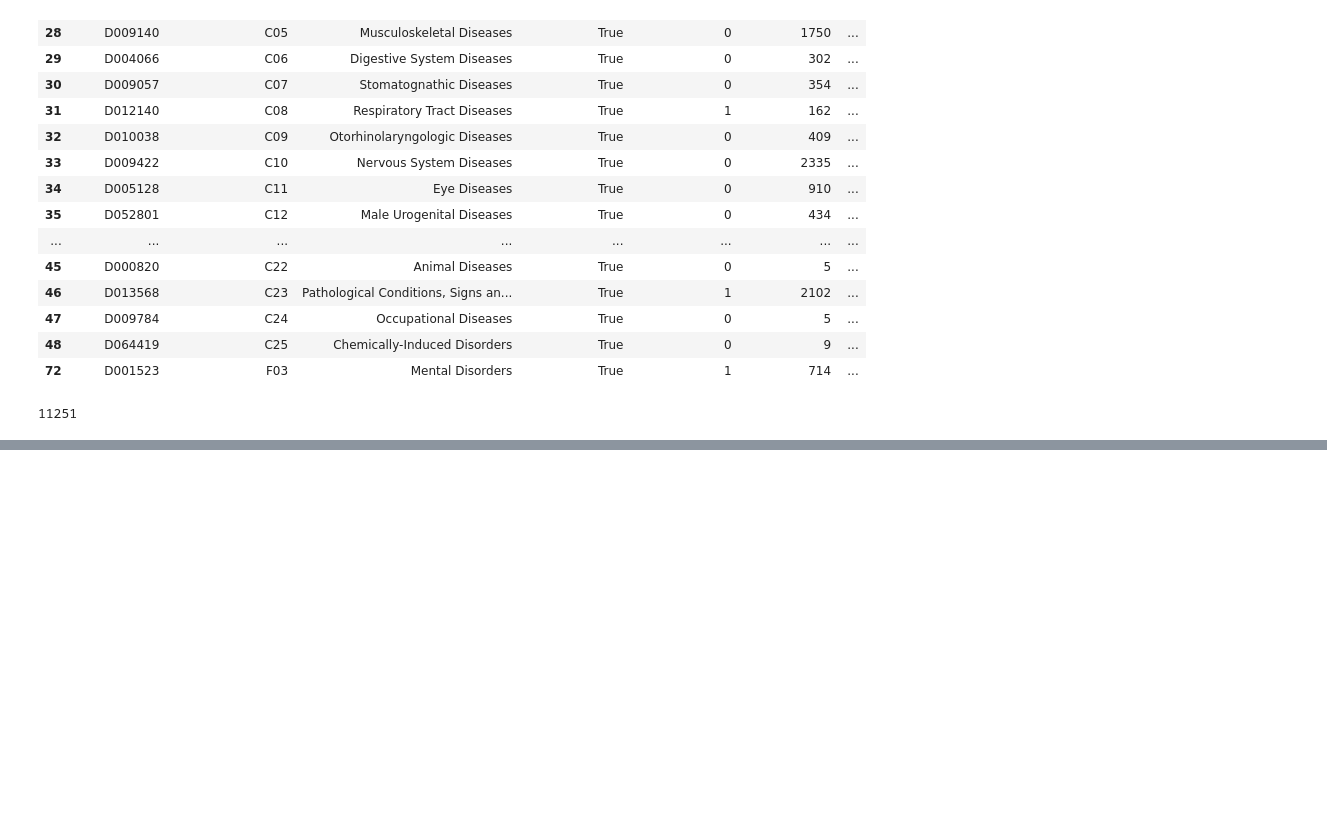
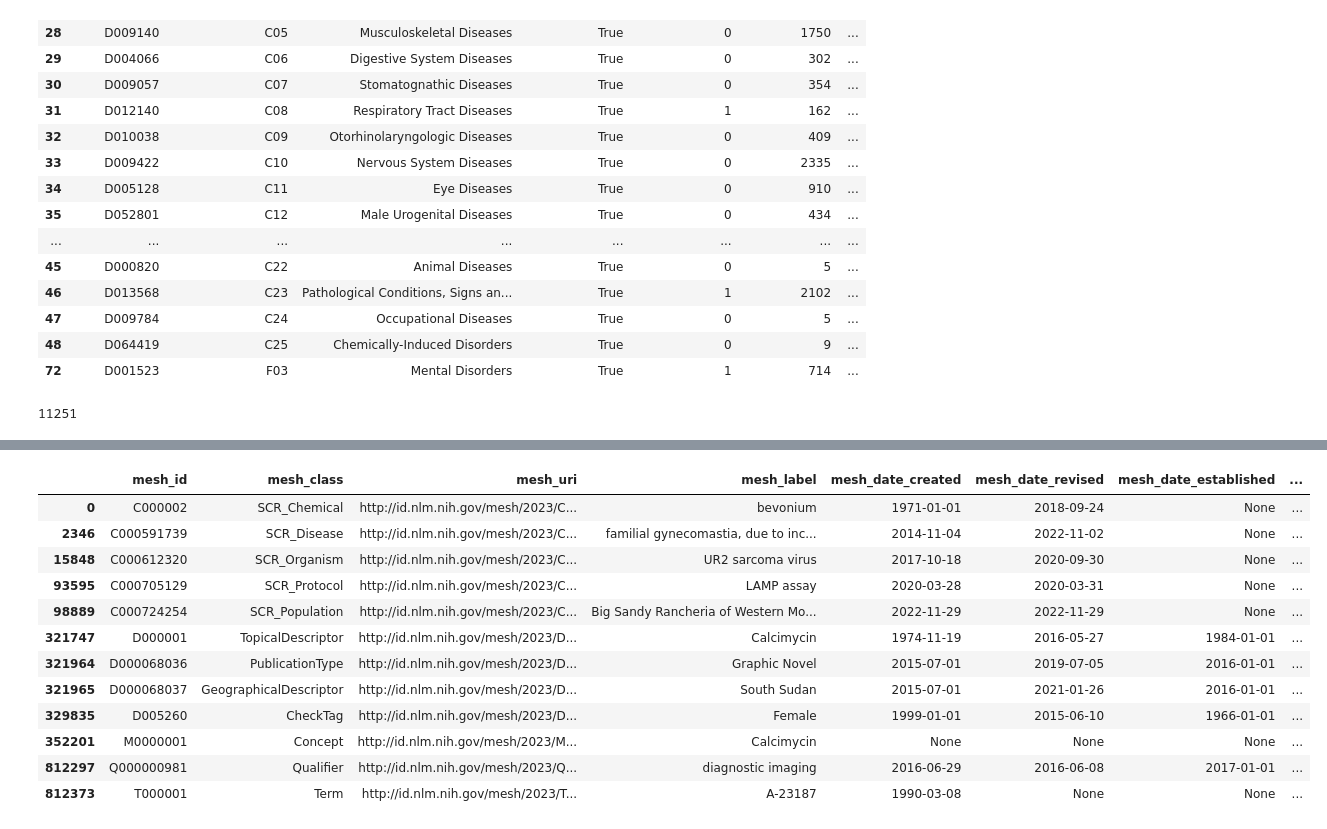
Before and after one commit to related-sciences/nxontology-data, a Jupyter notebook: nxontology_data/mesh/mesh.ipynb, the cells around one changed output, grey strips where cells are left out. Cells and saved outputs as stored; diff of their text form; code cells hidden in the pictures; blank space fills up the shorter version.

```diff
--- a/nxontology_data/mesh/mesh.ipynb
+++ b/nxontology_data/mesh/mesh.ipynb
@@ -176,0 +195,16 @@ len(all_diseases)
+# %%
+pd.read_json(f"{gh_data_url}mesh_identifiers.json.gz").drop_duplicates("mesh_class")
+# %% [output]
+|  | mesh_id | mesh_class | mesh_uri | mesh_label | mesh_date_created | mesh_date_revised | mesh_date_established | ... |
+| 0 | C000002 | SCR_Chemical | http://id.nlm.nih.gov/mesh/2023/C... | bevonium | 1971-01-01 | 2018-09-24 | None | ... |
+| 2346 | C000591739 | SCR_Disease | http://id.nlm.nih.gov/mesh/2023/C... | familial gynecomastia, due to inc... | 2014-11-04 | 2022-11-02 | None | ... |
+| 15848 | C000612320 | SCR_Organism | http://id.nlm.nih.gov/mesh/2023/C... | UR2 sarcoma virus | 2017-10-18 | 2020-09-30 | None | ... |
+| 93595 | C000705129 | SCR_Protocol | http://id.nlm.nih.gov/mesh/2023/C... | LAMP assay | 2020-03-28 | 2020-03-31 | None | ... |
+| 98889 | C000724254 | SCR_Population | http://id.nlm.nih.gov/mesh/2023/C... | Big Sandy Rancheria of Western Mo... | 2022-11-29 | 2022-11-29 | None | ... |
+| 321747 | D000001 | TopicalDescriptor | http://id.nlm.nih.gov/mesh/2023/D... | Calcimycin | 1974-11-19 | 2016-05-27 | 1984-01-01 | ... |
+| 321964 | D000068036 | PublicationType | http://id.nlm.nih.gov/mesh/2023/D... | Graphic Novel | 2015-07-01 | 2019-07-05 | 2016-01-01 | ... |
+| 321965 | D000068037 | GeographicalDescriptor | http://id.nlm.nih.gov/mesh/2023/D... | South Sudan | 2015-07-01 | 2021-01-26 | 2016-01-01 | ... |
+| 329835 | D005260 | CheckTag | http://id.nlm.nih.gov/mesh/2023/D... | Female | 1999-01-01 | 2015-06-10 | 1966-01-01 | ... |
+| 352201 | M0000001 | Concept | http://id.nlm.nih.gov/mesh/2023/M... | Calcimycin | None | None | None | ... |
+| 812297 | Q000000981 | Qualifier | http://id.nlm.nih.gov/mesh/2023/Q... | diagnostic imaging | 2016-06-29 | 2016-06-08 | 2017-01-01 | ... |
+| 812373 | T000001 | Term | http://id.nlm.nih.gov/mesh/2023/T... | A-23187 | 1990-03-08 | None | None | ... |
```
Also changed, not shown: parts of 14 cells of this notebook.
